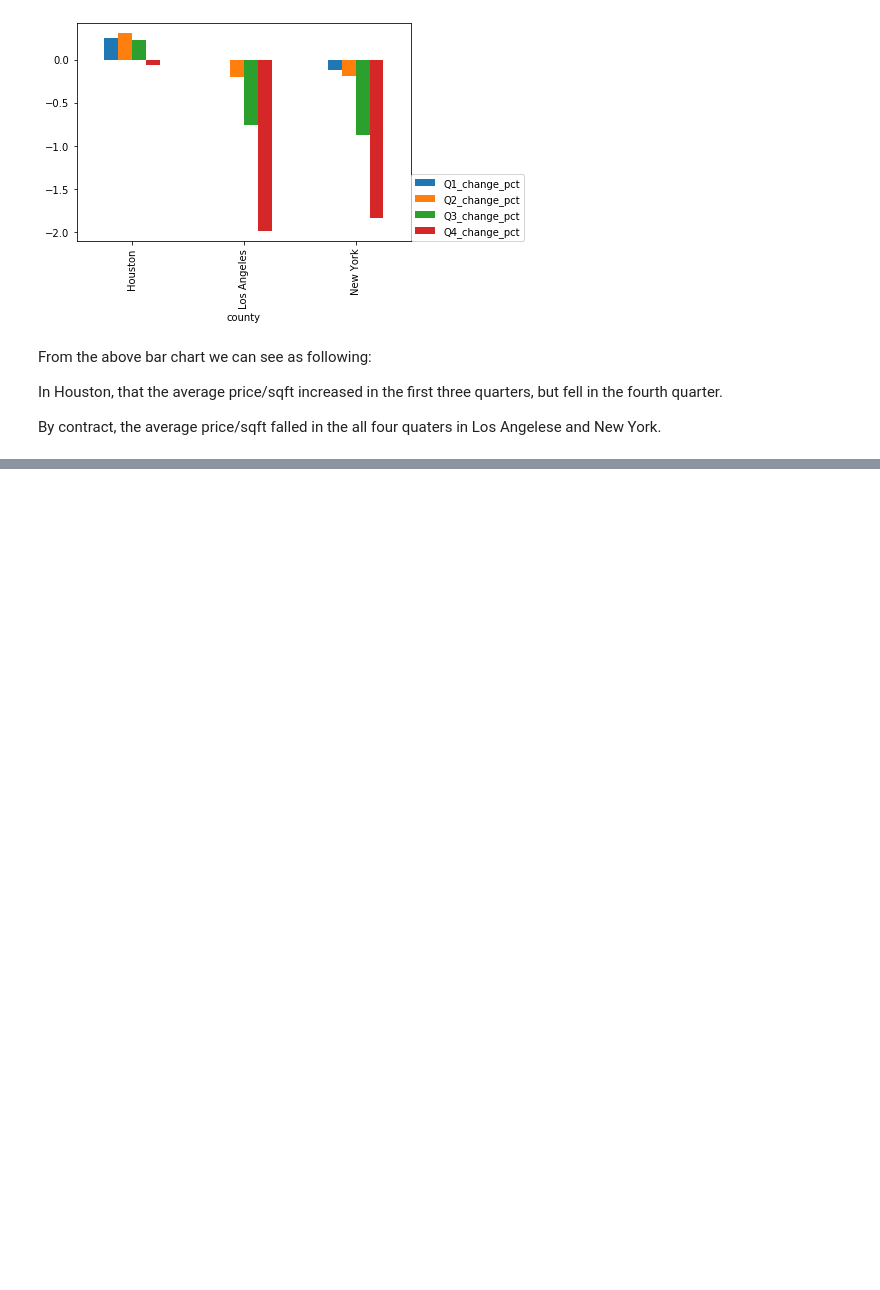
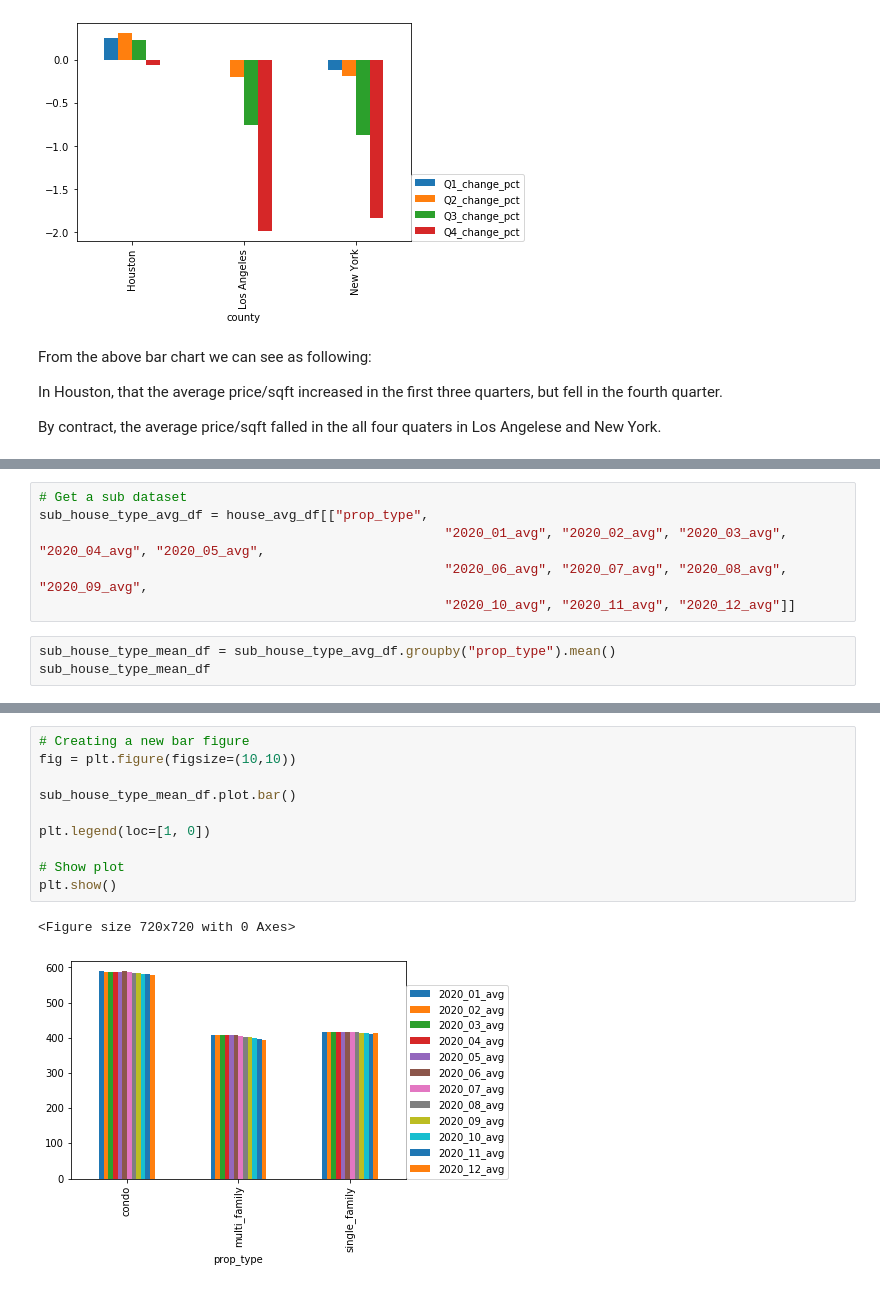
Before and after one commit to Yuehao-Wang/AIM-5001, a Jupyter notebook: Y_Wang_Final_Project.ipynb, the cells around one changed output, grey strips where cells are left out. Drawn from its saved outputs; the diff is of its cells as text; blank space fills up the shorter version.

```diff
--- a/Y_Wang_Final_Project.ipynb
+++ b/Y_Wang_Final_Project.ipynb
@@ -740,0 +750,9 @@ The COVID-19 did not affect the price of houses in Houston. With the cumulative
+# %%
+# Get a sub dataset
+sub_house_type_avg_df = house_avg_df[["prop_type",
+                                                    "2020_01_avg", "2020_02_avg", "2020_03_avg", "2020_04_avg", "2020_05_avg",
+                                                    "2020_06_avg", "2020_07_avg", "2020_08_avg", "2020_09_avg",
+                                                    "2020_10_avg", "2020_11_avg", "2020_12_avg"]]
+# %%
+sub_house_type_mean_df = sub_house_type_avg_df.groupby("prop_type").mean()
+sub_house_type_mean_df
@@ -740,0 +765,13 @@ The COVID-19 did not affect the price of houses in Houston. With the cumulative
+# %%
+# Creating a new bar figure
+fig = plt.figure(figsize=(10,10))
+
+sub_house_type_mean_df.plot.bar()
+
+plt.legend(loc=[1, 0])
+
+# Show plot
+plt.show()
+# %% [output]
+<Figure size 720x720 with 0 Axes>
+[figure, added]
```
Also changed, not shown: parts of 39 cells of this notebook.
